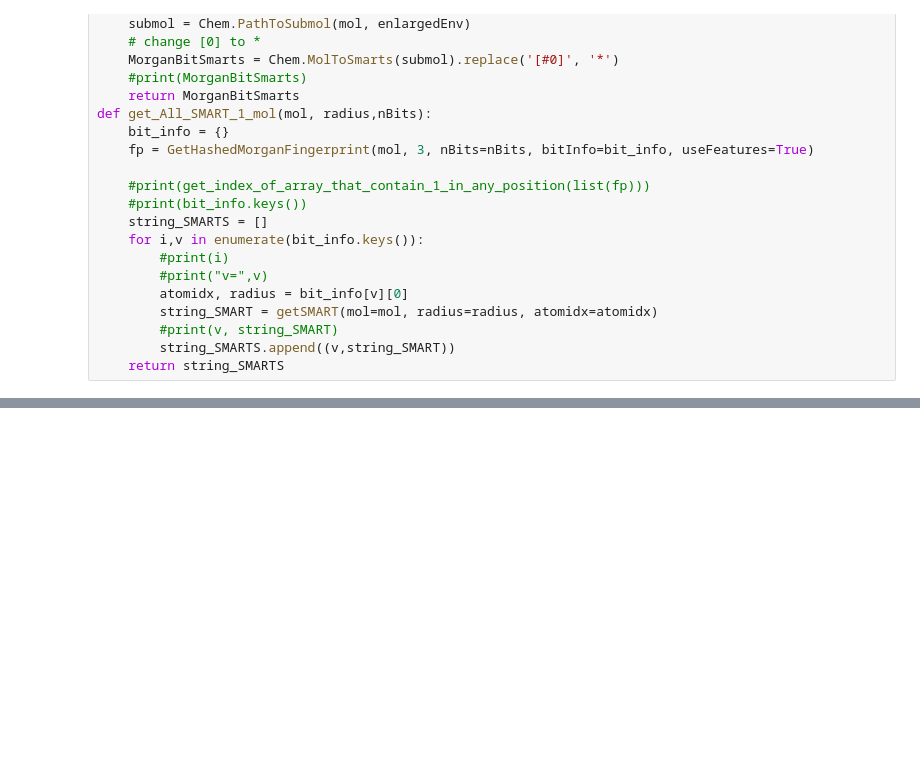
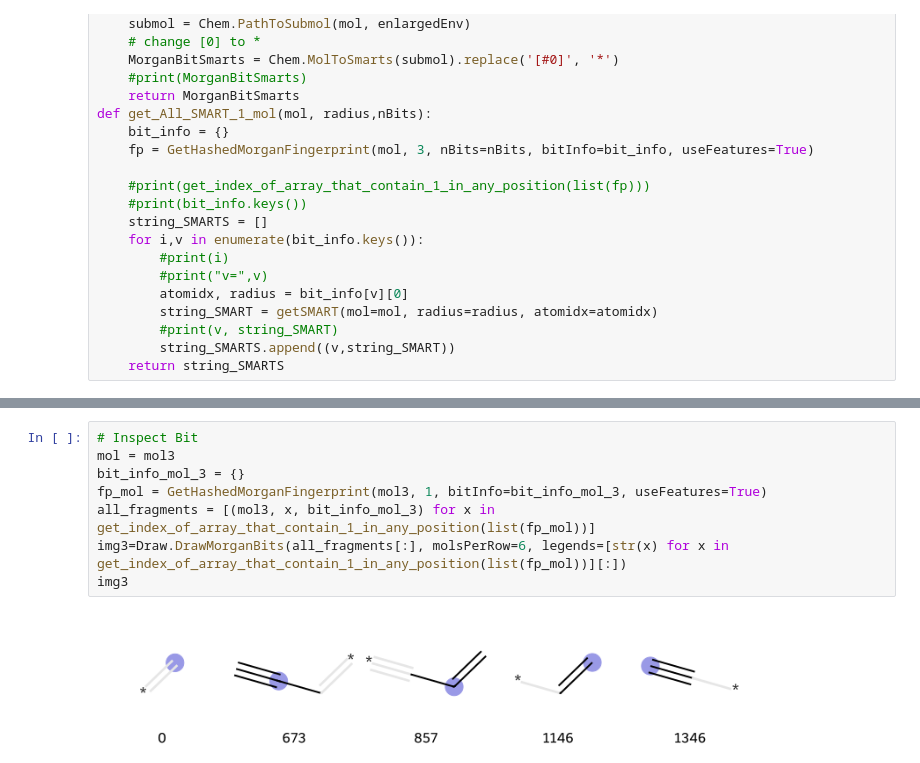
Before and after one commit to Sawahiko/SMILE_to_Feature, a Jupyter notebook: Problem 1_10_2023.ipynb, the cells around one changed output, grey strips where cells are left out. Drawn from its saved outputs; the diff is of its cells as text; blank space fills up the shorter version.

```diff
--- a/Problem 1_10_2023.ipynb
+++ b/Problem 1_10_2023.ipynb
@@ -251,0 +272,10 @@ def get_All_SMART_1_mol(mol, radius,nBits):
+# %%
+# Inspect Bit
+mol = mol3
+bit_info_mol_3 = {}
+fp_mol = GetHashedMorganFingerprint(mol3, 1, bitInfo=bit_info_mol_3, useFeatures=True)
+all_fragments = [(mol3, x, bit_info_mol_3) for x in get_index_of_array_that_contain_1_in_any_position(list(fp_mol))]
+img3=Draw.DrawMorganBits(all_fragments[:], molsPerRow=6, legends=[str(x) for x in get_index_of_array_that_contain_1_in_any_position(list(fp_mol))][:])
+img3
+# %% [output]
+[figure, added]
```
Also changed, not shown: parts of 2 cells of this notebook, 2 other files.
